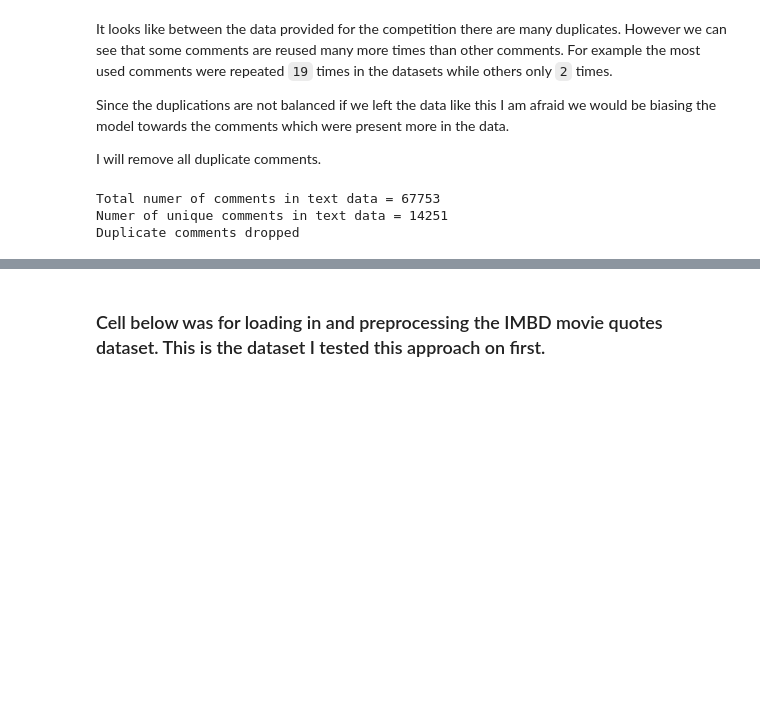
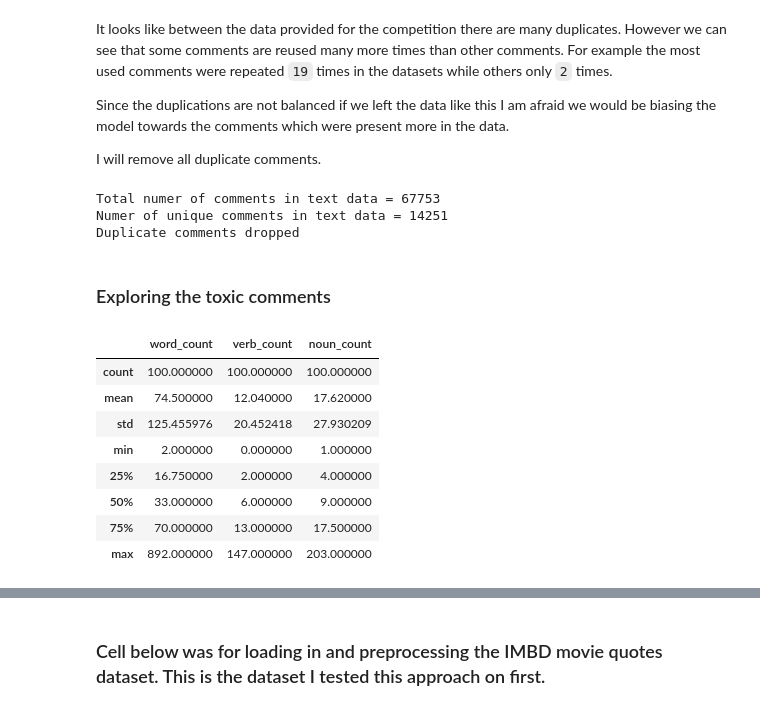
Before and after one commit to kristopher-smith/MiniGPT-for-Text-Generation, a Jupyter notebook: build-a-minigpt-for-text-generation.ipynb, the cells around one changed output, grey strips where cells are left out. Cells and saved outputs as stored; diff of their text form; code cells hidden in the pictures; blank space fills up the shorter version.

```diff
--- a/build-a-minigpt-for-text-generation.ipynb
+++ b/build-a-minigpt-for-text-generation.ipynb
@@ -162,3 +171,49 @@ print("Duplicate comments dropped")
 Total numer of comments in text data = 67753
 Numer of unique comments in text data = 14251
 Duplicate comments dropped
+# %% [markdown]
+### Exploring the toxic comments
+# %%
+data = pd.DataFrame()
+data['text'] = text_column
+data = data.sample(100)
+
+# Function to calculate word count
+def count_words(text):
+    words = nltk.word_tokenize(text)
+    return len(words)
+
+# Function to calculate verb count
+def count_verbs(text):
+    words = nltk.word_tokenize(text)
+    tagged_words = nltk.pos_tag(words)
+    verb_count = len([word for word, tag in tagged_words if tag.startswith('V')])
+    return verb_count
+
+# Function to calculate noun count
+def count_nouns(text):
+    words = nltk.word_tokenize(text)
+    tagged_words = nltk.pos_tag(words)
+    noun_count = len([word for word, tag in tagged_words if tag.startswith('N')])
+    return noun_count
+
+# Add word count column
+data['word_count'] = data['text'].apply(count_words)
+
+# Add verb count column
+data['verb_count'] = data['text'].apply(count_verbs)
+
+# Add noun count column
+data['noun_count'] = data['text'].apply(count_nouns)
+
+data.describe()
+# %% [output]
+|  | word_count | verb_count | noun_count |
+| count | 100.000000 | 100.000000 | 100.000000 |
+| mean | 74.500000 | 12.040000 | 17.620000 |
+| std | 125.455976 | 20.452418 | 27.930209 |
+| min | 2.000000 | 0.000000 | 1.000000 |
+| 25% | 16.750000 | 2.000000 | 4.000000 |
+| 50% | 33.000000 | 6.000000 | 9.000000 |
+| 75% | 70.000000 | 13.000000 | 17.500000 |
+| max | 892.000000 | 147.000000 | 203.000000 |
```
Also changed, not shown: parts of 10 cells of this notebook.
